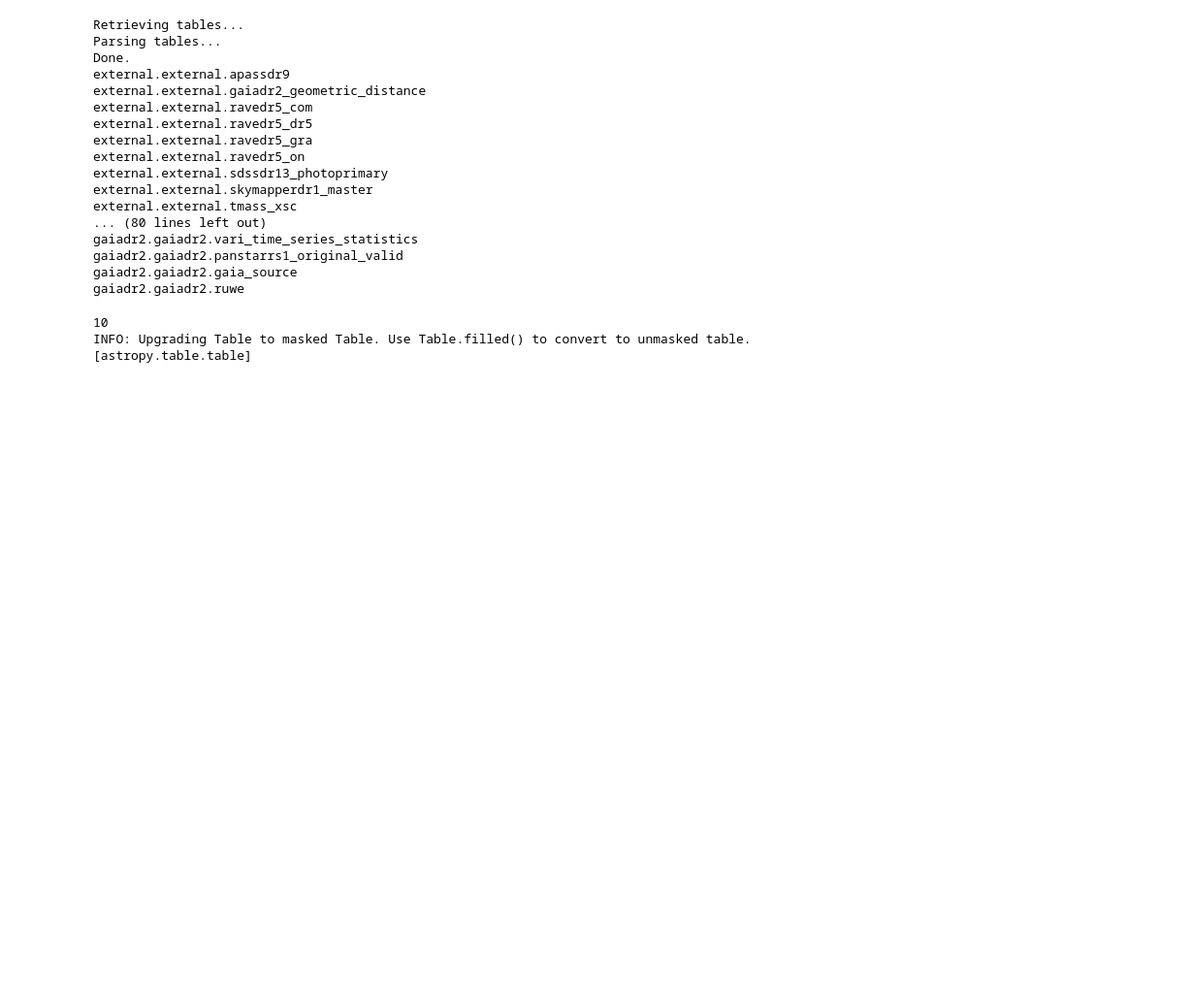
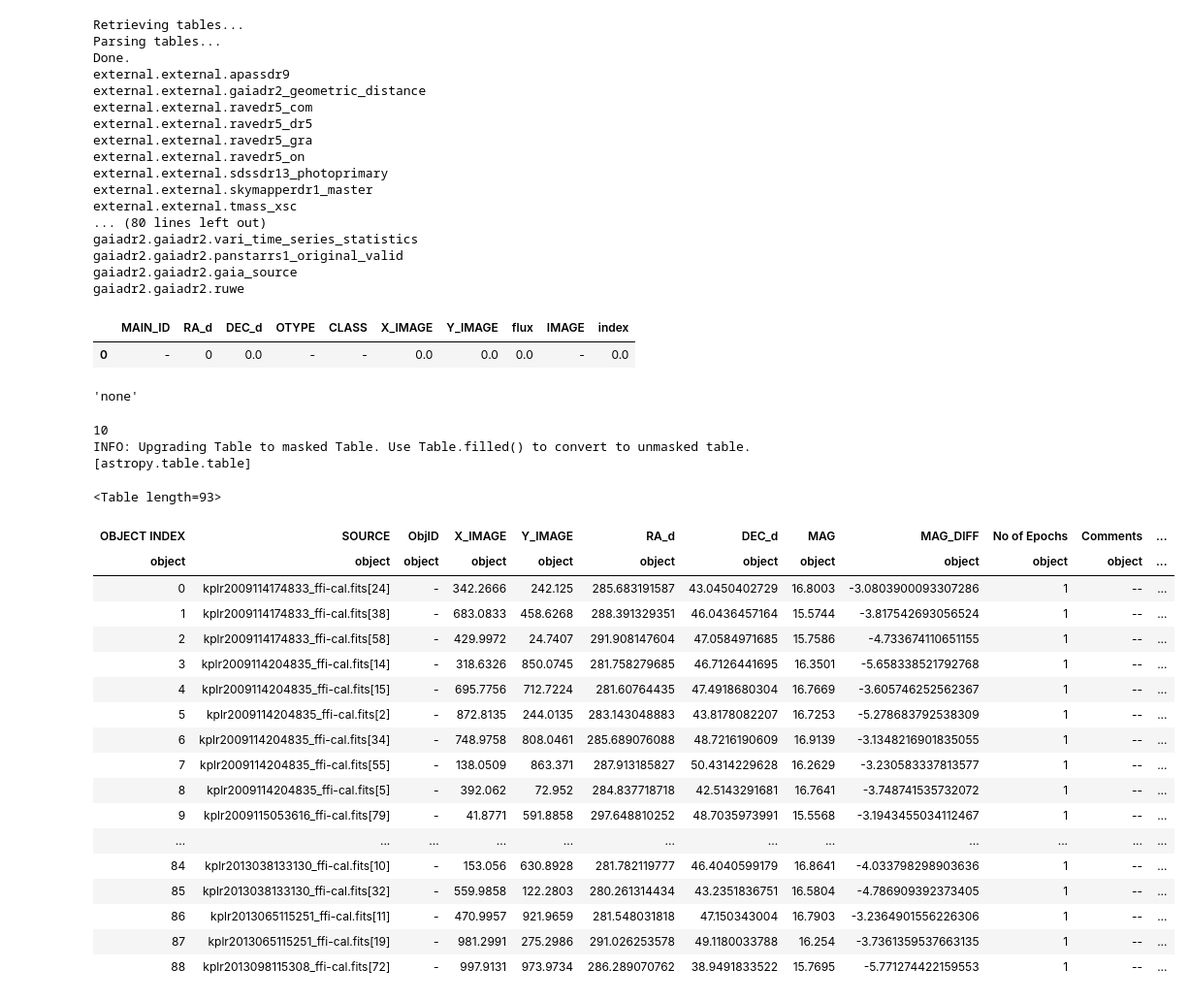
Before and after one commit to mj1e16lsst/keplerPhotometry, a Jupyter notebook: bigTable-slim.ipynb, the cells around one changed output. Shown at 97% size. Drawn from its saved outputs; the diff is of its cells as text; code cells hidden in the pictures; blank space fills up the shorter version.

```diff
--- a/bigTable-slim.ipynb
+++ b/bigTable-slim.ipynb
@@ -401,6 +404,17 @@ kepler = ascii.read('/home/mj1e16/outTables15/firstPassTransients15.csv')
 indexes = range(len(kepler))
 kepler['OBJECT INDEX'] = indexes
 xrayobs = XraySearch(kepler)
+# %%
+df = simbadSearch.to_pandas()
+df2 = df[df['OTYPE'] != 'Object Not Found']
+df2
+# %% [output]
+|  | MAIN_ID | RA_d | DEC_d | OTYPE | CLASS | X_IMAGE | Y_IMAGE | flux | IMAGE | index |
+| 0 | - | 0 | 0.0 | - | - | 0.0 | 0.0 | 0.0 | - | 0.0 |
+# %%
+LAMOST
+# %% [output]
+'none'
 # %%
 indexes = range(len(otherGaiaTab))
 otherGaiaTab['OBJECT INDEX'] = indexes
@@ -429,7 +443,37 @@ comments = ['Very Elongated, Likely noise','Probable Transient','Probable Transi
            'Possible transient','Probable transient','Easily visible counterpart']
 # %%
 epochs = [1, 1, 1, 52, 52, 52, 52, 52, 1, 1, 14, 51, 1, 1, 1, 1, 1, 1, 1, 41, 1, 1, 1, 52, 1, 1, 52, 1, 1, 1, 52, 52, 52, 1, 1, 3]
+# %%
+emptyTab = Table.from_pandas(df2)
+# %%
+simbadSearch = emptyTab
+LAMOST = emptyTab
+# %%
+comments = ['--' for x in range(len(otherGaiaTab))]
+epochs =  [1 for x in range(len(otherGaiaTab))]
 # %%
 newBigTab = bigTable(otherGaiaTab,simbadSearch,ps1,wise,LAMOST,comments,epochs)
 # %%
 ascii.write(newBigTab,'/home/mj1e16/outTablesImproved/newbigtab.csv',format='csv',fast_writer=False)
+# %%
+newBigTab
+# %% [output]
+<Table length=93>
+| OBJECT INDEX | SOURCE | ObjID | X_IMAGE | Y_IMAGE | RA_d | DEC_d | MAG | MAG_DIFF | No of Epochs | Comments | ... |
+| object | object | object | object | object | object | object | object | object | object | object | ... |
+| 0 | kplr2009114174833_ffi-cal.fits[24] | - | 342.2666 | 242.125 | 285.683191587 | 43.0450402729 | 16.8003 | -3.0803900093307286 | 1 | -- | ... |
+| 1 | kplr2009114174833_ffi-cal.fits[38] | - | 683.0833 | 458.6268 | 288.391329351 | 46.0436457164 | 15.5744 | -3.817542693056524 | 1 | -- | ... |
+| 2 | kplr2009114174833_ffi-cal.fits[58] | - | 429.9972 | 24.7407 | 291.908147604 | 47.0584971685 | 15.7586 | -4.733674110651155 | 1 | -- | ... |
+| 3 | kplr2009114204835_ffi-cal.fits[14] | - | 318.6326 | 850.0745 | 281.758279685 | 46.7126441695 | 16.3501 | -5.658338521792768 | 1 | -- | ... |
+| 4 | kplr2009114204835_ffi-cal.fits[15] | - | 695.7756 | 712.7224 | 281.60764435 | 47.4918680304 | 16.7669 | -3.605746252562367 | 1 | -- | ... |
+| 5 | kplr2009114204835_ffi-cal.fits[2] | - | 872.8135 | 244.0135 | 283.143048883 | 43.8178082207 | 16.7253 | -5.278683792538309 | 1 | -- | ... |
+| 6 | kplr2009114204835_ffi-cal.fits[34] | - | 748.9758 | 808.0461 | 285.689076088 | 48.7216190609 | 16.9139 | -3.1348216901835055 | 1 | -- | ... |
+| 7 | kplr2009114204835_ffi-cal.fits[55] | - | 138.0509 | 863.371 | 287.913185827 | 50.4314229628 | 16.2629 | -3.230583337813577 | 1 | -- | ... |
+| 8 | kplr2009114204835_ffi-cal.fits[5] | - | 392.062 | 72.952 | 284.837718718 | 42.5143291681 | 16.7641 | -3.748741535732072 | 1 | -- | ... |
+| 9 | kplr2009115053616_ffi-cal.fits[79] | - | 41.8771 | 591.8858 | 297.648810252 | 48.7035973991 | 15.5568 | -3.1943455034112467 | 1 | -- | ... |
+| ... | ... | ... | ... | ... | ... | ... | ... | ... | ... | ... | ... |
+| 84 | kplr2013038133130_ffi-cal.fits[10] | - | 153.056 | 630.8928 | 281.782119777 | 46.4040599179 | 16.8641 | -4.033798298903636 | 1 | -- | ... |
+| 85 | kplr2013038133130_ffi-cal.fits[32] | - | 559.9858 | 122.2803 | 280.261314434 | 43.2351836751 | 16.5804 | -4.786909392373405 | 1 | -- | ... |
+| 86 | kplr2013065115251_ffi-cal.fits[11] | - | 470.9957 | 921.9659 | 281.548031818 | 47.150343004 | 16.7903 | -3.2364901556226306 | 1 | -- | ... |
+| 87 | kplr2013065115251_ffi-cal.fits[19] | - | 981.2991 | 275.2986 | 291.026253578 | 49.1180033788 | 16.254 | -3.7361359537663135 | 1 | -- | ... |
+| 88 | kplr2013098115308_ffi-cal.fits[72] | - | 997.9131 | 973.9734 | 286.289070762 | 38.9491833522 | 15.7695 | -5.771274422159553 | 1 | -- | ... |
```
Also changed, not shown: parts of 4 cells of this notebook.
